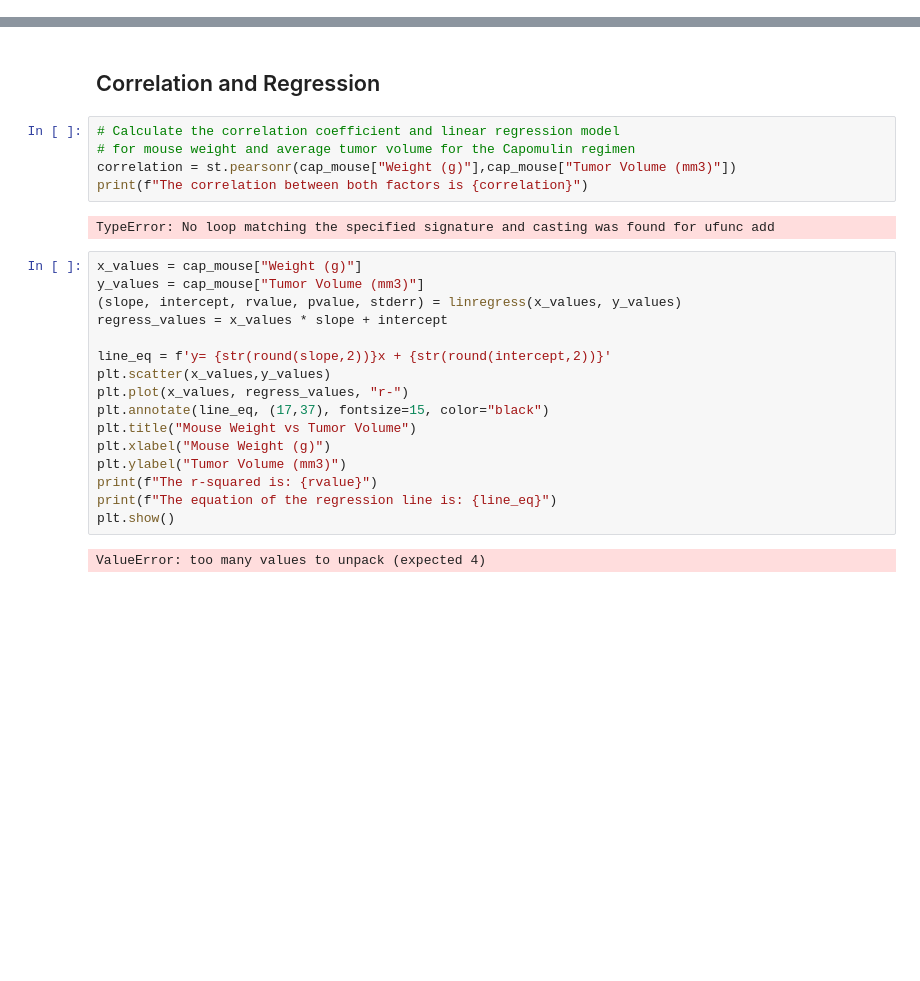
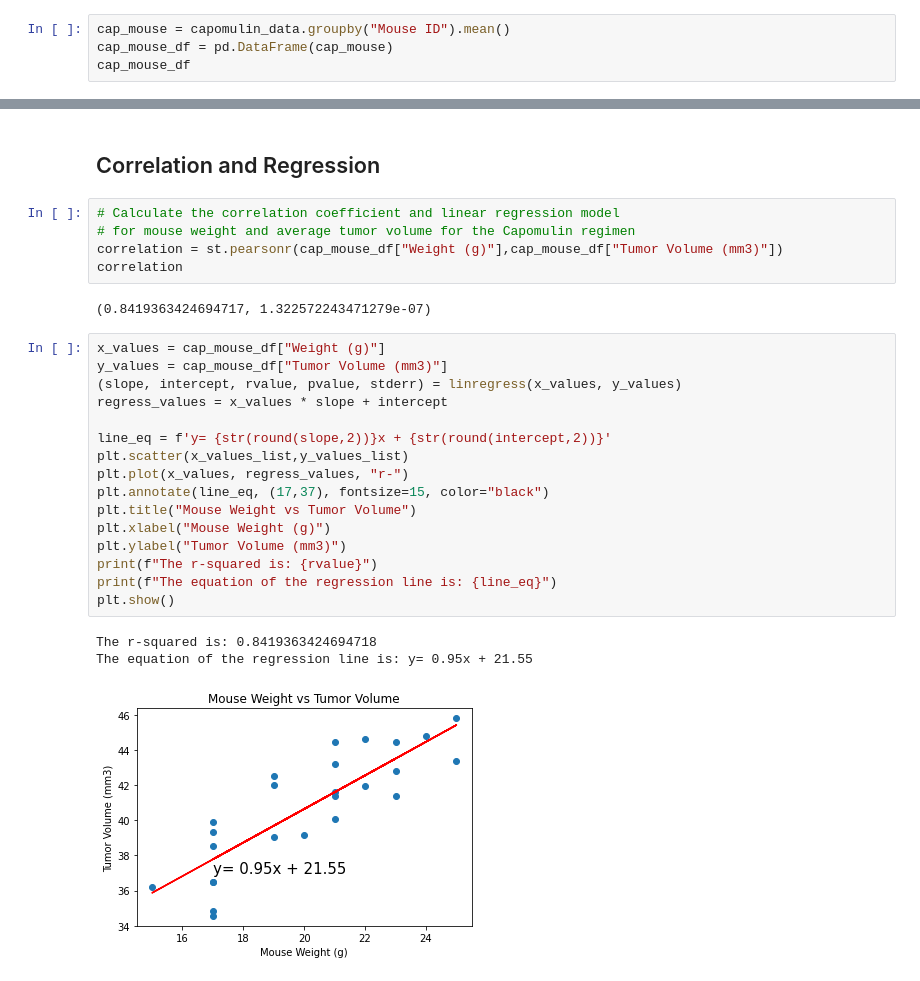
Before and after one commit to J3N1/UCI_Homework_Hwang, a Jupyter notebook: 05-Matplotlib_Challenge/pymaceuticals_starter.ipynb, the cells around one changed output, grey strips where cells are left out. Saved outputs shown, nothing was run; the diff lists cells and outputs as text; blank space fills up the shorter version.

```diff
--- a/05-Matplotlib_Challenge/pymaceuticals_starter.ipynb
+++ b/05-Matplotlib_Challenge/pymaceuticals_starter.ipynb
@@ -312,0 +320,4 @@ plt.show()
+# %%
+cap_mouse = capomulin_data.groupby("Mouse ID").mean()
+cap_mouse_df = pd.DataFrame(cap_mouse)
+cap_mouse_df
@@ -325,25 +354,27 @@ plt.show()
 # %%
 # Calculate the correlation coefficient and linear regression model
 # for mouse weight and average tumor volume for the Capomulin regimen
-correlation = st.pearsonr(cap_mouse["Weight (g)"],cap_mouse["Tumor Volume (mm3)"])
-print(f"The correlation between both factors is {correlation}")
+correlation = st.pearsonr(cap_mouse_df["Weight (g)"],cap_mouse_df["Tumor Volume (mm3)"])
+correlation
 # %% [output]
-TypeError: No loop matching the specified signature and casting was found for ufunc add
+(0.8419363424694717, 1.322572243471279e-07)
 # %%
-x_values = cap_mouse["Weight (g)"]
-y_values = cap_mouse["Tumor Volume (mm3)"]
+x_values = cap_mouse_df["Weight (g)"]
+y_values = cap_mouse_df["Tumor Volume (mm3)"]
 (slope, intercept, rvalue, pvalue, stderr) = linregress(x_values, y_values)
 regress_values = x_values * slope + intercept
 
 line_eq = f'y= {str(round(slope,2))}x + {str(round(intercept,2))}'
-plt.scatter(x_values,y_values)
+plt.scatter(x_values_list,y_values_list)
 plt.plot(x_values, regress_values, "r-")
 plt.annotate(line_eq, (17,37), fontsize=15, color="black")
 plt.title("Mouse Weight vs Tumor Volume")
 plt.xlabel("Mouse Weight (g)")
 plt.ylabel("Tumor Volume (mm3)")
 print(f"The r-squared is: {rvalue}")
 print(f"The equation of the regression line is: {line_eq}")
 plt.show()
 # %% [output]
-ValueError: too many values to unpack (expected 4)
+The r-squared is: 0.8419363424694718
+The equation of the regression line is: y= 0.95x + 21.55
+[figure, added]
```
Also changed, not shown: parts of 9 cells of this notebook.
